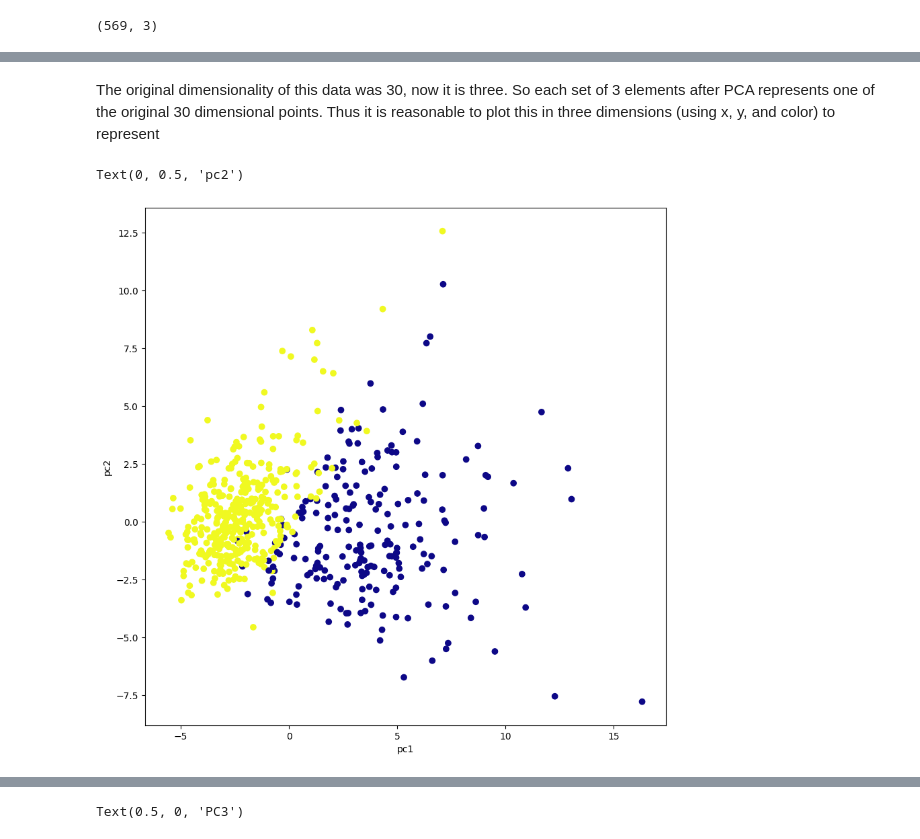
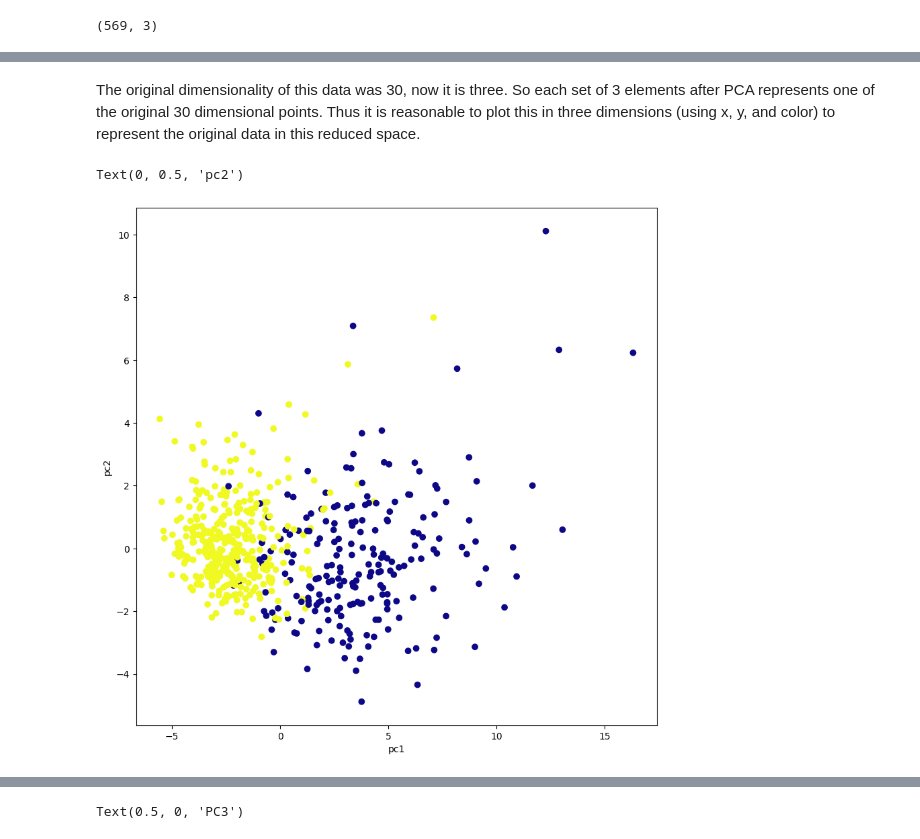
Before and after one commit to flyinacres/dimensionality, a Jupyter notebook: pcawp.ipynb, the cells around one changed output, grey strips where cells are left out. Cells and saved outputs as stored; diff of their text form; code cells hidden in the pictures.

```diff
--- a/pcawp.ipynb
+++ b/pcawp.ipynb
@@ -78,10 +78,10 @@ array([[ 0.21890244,  0.10372458,  0.22753729,  0.22099499,  0.14258969,
 # %% [markdown]
-The original dimensionality of this data was 30, now it is three. So each set of 3 elements after PCA represents one of the original 30 dimensional points.  Thus it is reasonable to plot this in three dimensions (using x, y, and color) to represent
+The original dimensionality of this data was 30, now it is three. So each set of 3 elements after PCA represents one of the original 30 dimensional points.  Thus it is reasonable to plot this in three dimensions (using x, y, and color) to represent the original data in this reduced space.
 # %%
 plt.figure(figsize=(10,10))
-plt.scatter(x[:,0],x[:,1],c=data['target'],cmap='plasma')
+plt.scatter(x[:,0],x[:,2],c=data['target'],cmap='plasma')
 plt.xlabel('pc1')
 plt.ylabel('pc2')
 # %% [output]
 Text(0, 0.5, 'pc2')
-[figure, old version]
+[figure, new version]
```
Also changed, not shown: parts of 3 cells of this notebook.
